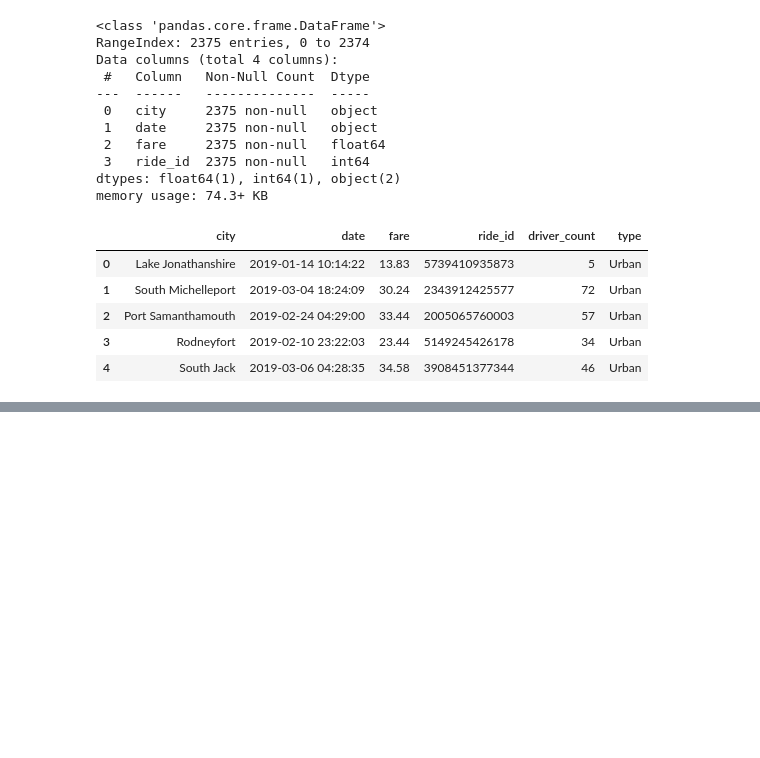
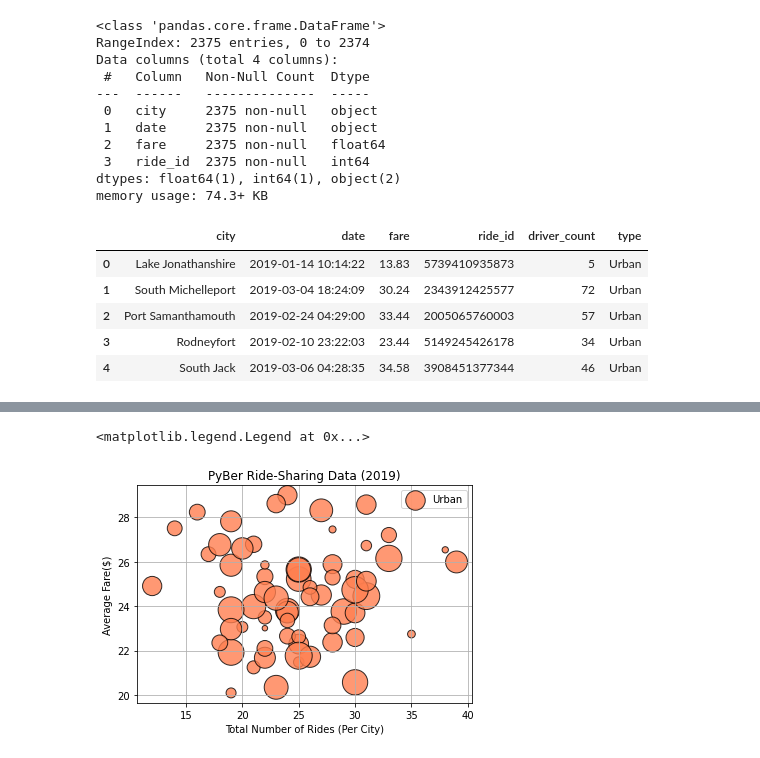
Before and after one commit to MCRobish/PyBer_Analysis, a Jupyter notebook: PyBer.ipynb, the cells around one changed output, grey strips where cells are left out. Saved outputs shown, nothing was run; the diff lists cells and outputs as text; code cells hidden in the pictures; blank space fills up the shorter version.

Commit message:
creation of bubble chart for PyBer Ride Sharing Data

```diff
--- a/PyBer.ipynb
+++ b/PyBer.ipynb
@@ -80,0 +114,14 @@ cityrides_df.head()
+# %%
+# total number of rides per city in each city type
+urban_ride_totals = urban_cities_df.groupby(["city"]).count()["ride_id"]
+suburban_ride_totals = suburban_cities_df.groupby(["city"]).count()["ride_id"]
+rural_ride_totals = rural_cities_df.groupby(["city"]).count()["ride_id"]
+print(urban_ride_totals.head())
+
+print("--------------------------")
+
+print(suburban_ride_totals.head())
+
+print("---------------------------")
+
+print(rural_ride_totals.head())
@@ -80,0 +146,10 @@ cityrides_df.head()
+# %%
+# calculate average fare per city and per city type
+urban_avg_fare = urban_cities_df.groupby(["city"]).mean()["fare"]
+suburban_avg_fare = suburban_cities_df.groupby(["city"]).mean()["fare"]
+rural_avg_fare = rural_cities_df.groupby(["city"]).mean()["fare"]
+print(urban_avg_fare.head())
+print("----------------------")
+print(suburban_avg_fare.head())
+print("-----------------------")
+print(rural_avg_fare.head())
@@ -80,0 +174,10 @@ cityrides_df.head()
+# %%
+#calculate average driver count per city and per city type
+urban_avg_driver_count = urban_cities_df.groupby(["city"]).mean()["driver_count"]
+suburban_avg_driver_count = suburban_cities_df.groupby(["city"]).mean()["driver_count"]
+rural_avg_driver_count = rural_cities_df.groupby(["city"]).mean()["driver_count"]
+print(urban_avg_driver_count.head())
+print("---------------------")
+print(suburban_avg_driver_count.head())
+print("----------------------")
+print(rural_avg_driver_count.head())
@@ -80,0 +202,12 @@ cityrides_df.head()
+# %%
+# Build the scatter plots for urban cities.
+plt.scatter(urban_ride_totals, urban_avg_fare, color="coral", alpha =0.8, s=[i * 10 for i in urban_avg_driver_count], label="Urban",edgecolor="black")
+plt.xlabel("Total Number of Rides (Per City)")
+plt.ylabel("Average Fare($)")
+plt.title("PyBer Ride-Sharing Data (2019)")
+plt.grid(True)
+#add a legend
+plt.legend()
+# %% [output]
+<matplotlib.legend.Legend at 0x...>
+[figure, added]
```
Also changed, not shown: parts of 8 cells of this notebook.
